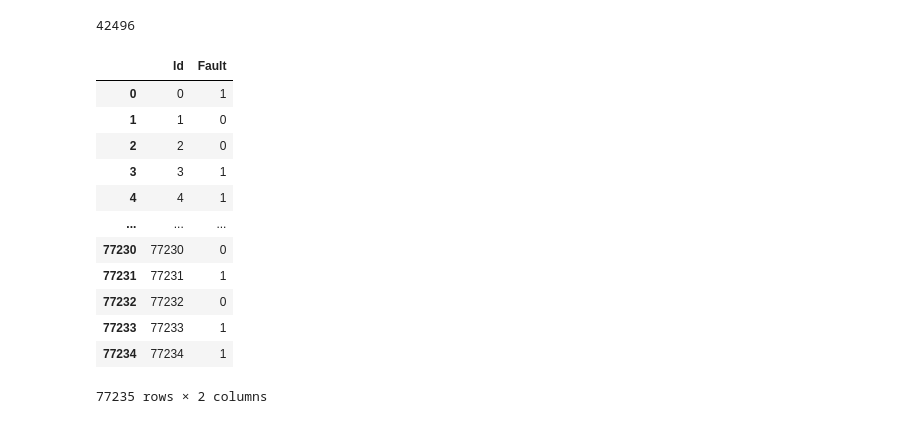
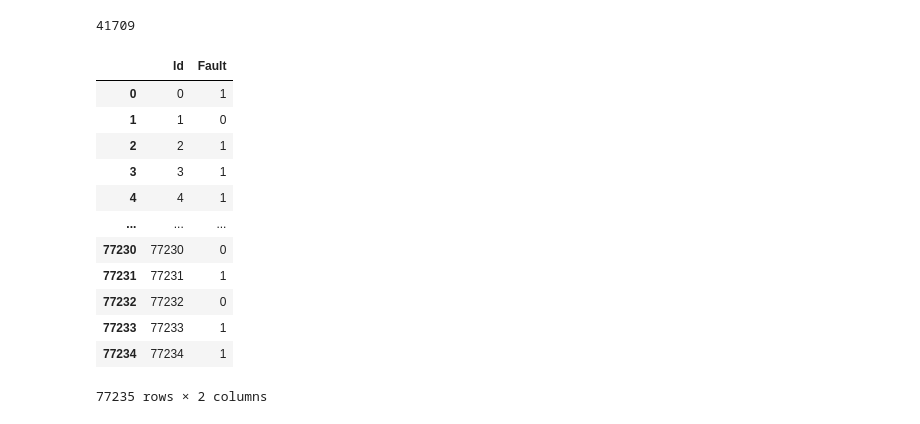
Before and after one commit to Ananthoju-Pranav-Sai/Hackathon, a Jupyter notebook: Model.ipynb, the cells around one changed output. Cells and saved outputs as stored; diff of their text form; code cells hidden in the pictures.

```diff
--- a/Model.ipynb
+++ b/Model.ipynb
@@ -229,0 +79,11 @@ And if memory is not enough, you can set `force_col_wise=true`.
+# %%
+# df = pd.get_dummies(df)
+obj=[]
+for col in df_c:
+    if(df_c[col].dtype=='object'):
+        obj.append(col)
+encoder = ce.polynomial.PolynomialEncoder(cols=obj)
+df_train = df_c.iloc[:51490,:]
+df_test = df_c.iloc[51490:,:]
+df_train = encoder.fit_transform(df_train)
+df_test = encoder.transform(df_test)
@@ -229,0 +106,17 @@ And if memory is not enough, you can set `force_col_wise=true`.
+# %%
+X = np.array(df_train,dtype=float)
+y = np.array(y,dtype=int)
+X_train, X_val, y_train, y_val = train_test_split(X, y, test_size=0.2)
+X_test = np.array(df_test,dtype=float)
+# %%
+from sklearn.ensemble import StackingClassifier
+from catboost import CatBoostClassifier
+estimators = [
+    ("rf", RandomForestClassifier(n_estimators=1000)),
+    ("lgbm", lgb.LGBMClassifier(boosting='dart',n_estimators=1700,drop_rate=0.37,max_drop=65,learning_rate=0.05,reg_alpha=0.1)),
+    ("cat", CatBoostClassifier(iterations=1000))
+]
+clf5 = StackingClassifier(estimators=estimators)
+clf5.fit(X,y)
+print(clf5.score(X,y))
+print(clf5.score(X_val,y_val))
@@ -230,19 +141,18 @@ And if memory is not enough, you can set `force_col_wise=true`.
 # %%
-X_test = np.array(test)
-y_pred=clf.predict(X_test)
-y_pred=y_pred.round(0)
-y_pred=y_pred.astype(int)
-print(np.sum(y_pred))
-data = {'Id':keys,'Fault':y_pred}
+X_test = np.array(df_test)
+y_pred5=clf5.predict(X_test)
+y_pred5=y_pred5.astype(int)
+print(np.sum(y_pred5))
+data = {'Id':id,'Fault':y_pred5}
 ans = pd.DataFrame(data)
-ans.to_csv('subn.csv',index=False)
+ans.to_csv('subn5.csv',index=False)
 ans
 # %% [output]
-42496
+41709
 |  | Id | Fault |
 | 0 | 0 | 1 |
 | 1 | 1 | 0 |
-| 2 | 2 | 0 |
+| 2 | 2 | 1 |
 | 3 | 3 | 1 |
 | 4 | 4 | 1 |
 | ... | ... | ... |
```
Also changed, not shown: parts of 13 cells of this notebook.
